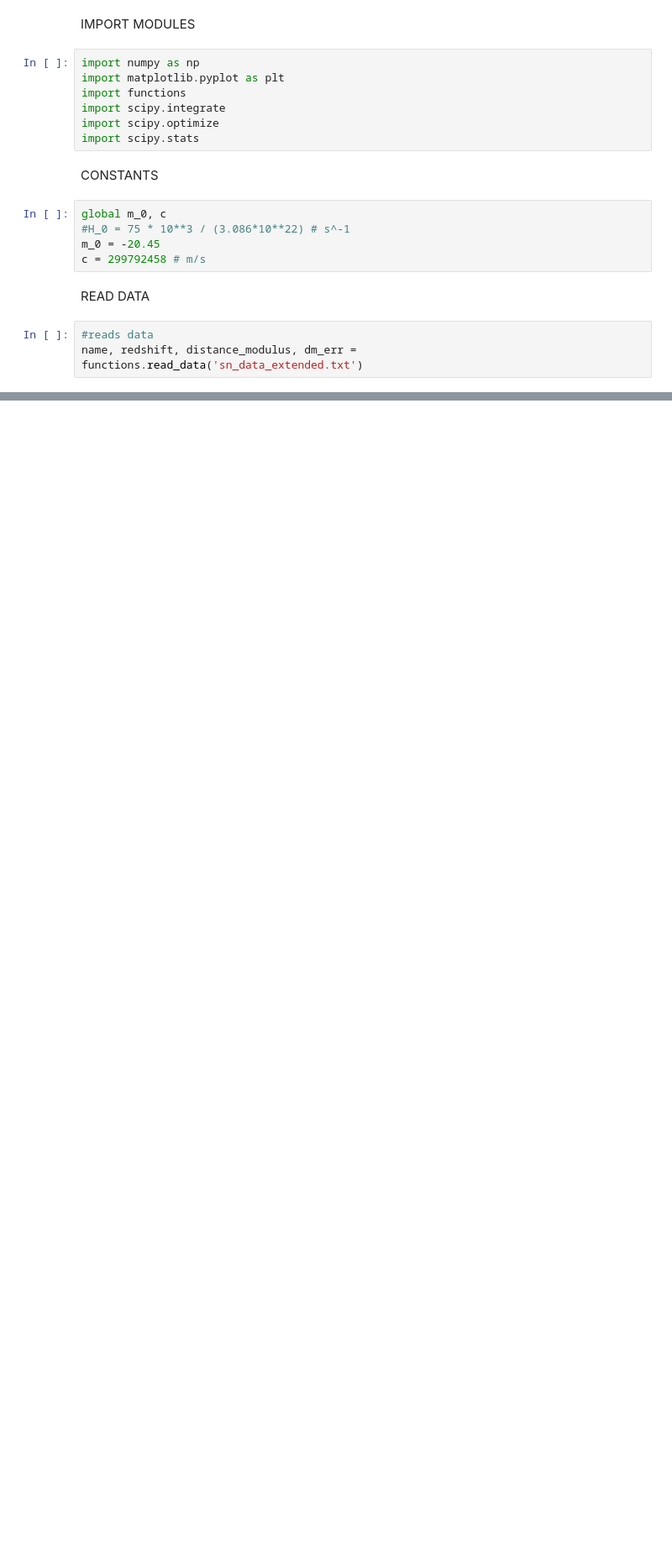
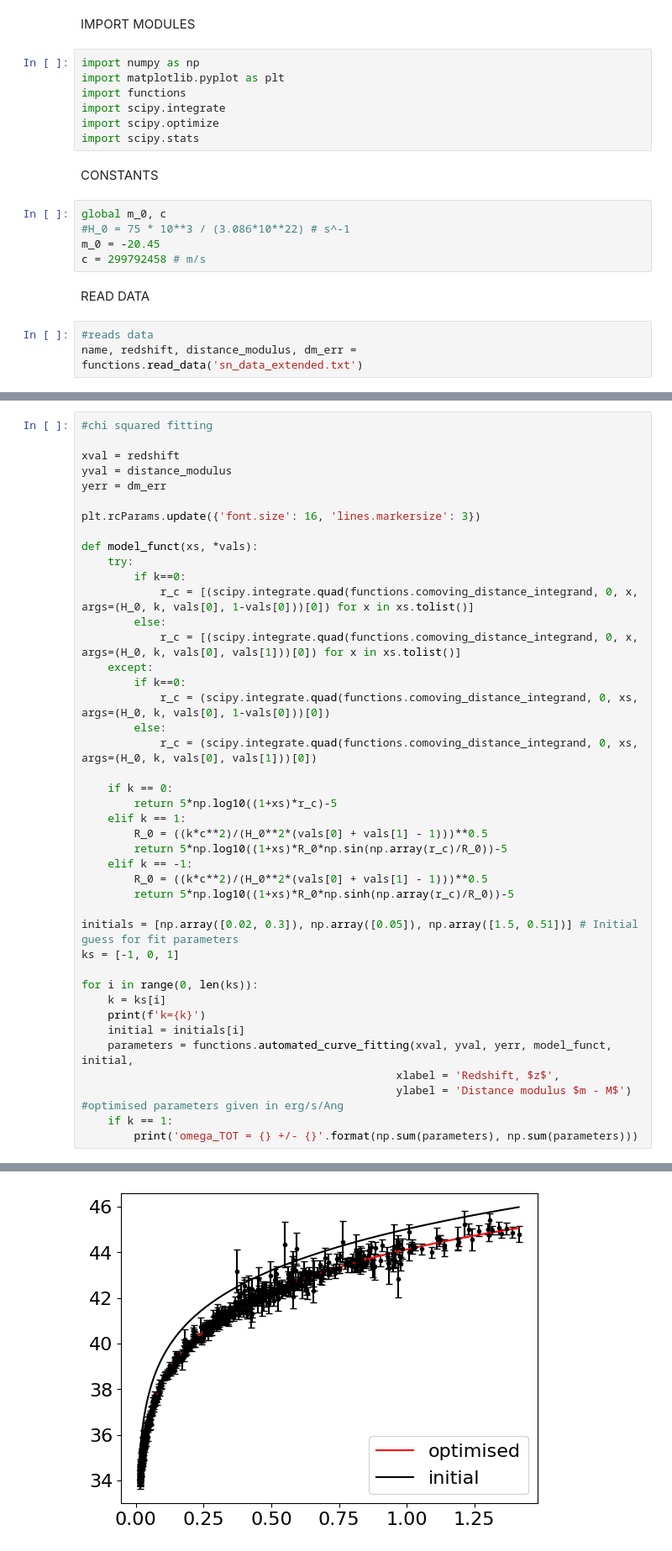
Before and after one commit to BradleyMak/Supernova_Cosmology, a Jupyter notebook: extension.ipynb, the cells around one changed output, grey strips where cells are left out. Shown: that part at 84% size. Cells and saved outputs as stored; diff of their text form; blank space fills up the shorter version.

```diff
--- a/extension.ipynb
+++ b/extension.ipynb
@@ -60,0 +63,43 @@ Calculate Ω_Λ,0
+# %%
+#chi squared fitting
+
+xval = redshift
+yval = distance_modulus
+yerr = dm_err
+
+plt.rcParams.update({'font.size': 16, 'lines.markersize': 3})
+
+def model_funct(xs, *vals):
+    try:
+        if k==0:
+            r_c = [(scipy.integrate.quad(functions.comoving_distance_integrand, 0, x, args=(H_0, k, vals[0], 1-vals[0]))[0]) for x in xs.tolist()]
+        else:
+            r_c = [(scipy.integrate.quad(functions.comoving_distance_integrand, 0, x, args=(H_0, k, vals[0], vals[1]))[0]) for x in xs.tolist()]
+    except:
+        if k==0:
+            r_c = (scipy.integrate.quad(functions.comoving_distance_integrand, 0, xs, args=(H_0, k, vals[0], 1-vals[0]))[0])
+        else:
+            r_c = (scipy.integrate.quad(functions.comoving_distance_integrand, 0, xs, args=(H_0, k, vals[0], vals[1]))[0])
+
+    if k == 0:
+        return 5*np.log10((1+xs)*r_c)-5
+    elif k == 1:
+        R_0 = ((k*c**2)/(H_0**2*(vals[0] + vals[1] - 1)))**0.5
+        return 5*np.log10((1+xs)*R_0*np.sin(np.array(r_c)/R_0))-5
+    elif k == -1:
+        R_0 = ((k*c**2)/(H_0**2*(vals[0] + vals[1] - 1)))**0.5
+        return 5*np.log10((1+xs)*R_0*np.sinh(np.array(r_c)/R_0))-5
+
+initials = [np.array([0.02, 0.3]), np.array([0.05]), np.array([1.5, 0.51])] # Initial guess for fit parameters
+ks = [-1, 0, 1]
+
+for i in range(0, len(ks)):
+    k = ks[i]
+    print(f'k={k}')
+    initial = initials[i]
+    parameters = functions.automated_curve_fitting(xval, yval, yerr, model_funct, initial,
+                                                xlabel = 'Redshift, $z$',
+                                                ylabel = 'Distance modulus $m - M$') #optimised parameters given in erg/s/Ang
+    if k == 1:
+        print('omega_TOT = {} +/- {}'.format(np.sum(parameters), np.sum(parameters)))
+# %% [output]
@@ -60,0 +113 @@ Calculate Ω_Λ,0
+[figure, added]
```
Also changed, not shown: parts of 6 cells of this notebook, 2 other files.
